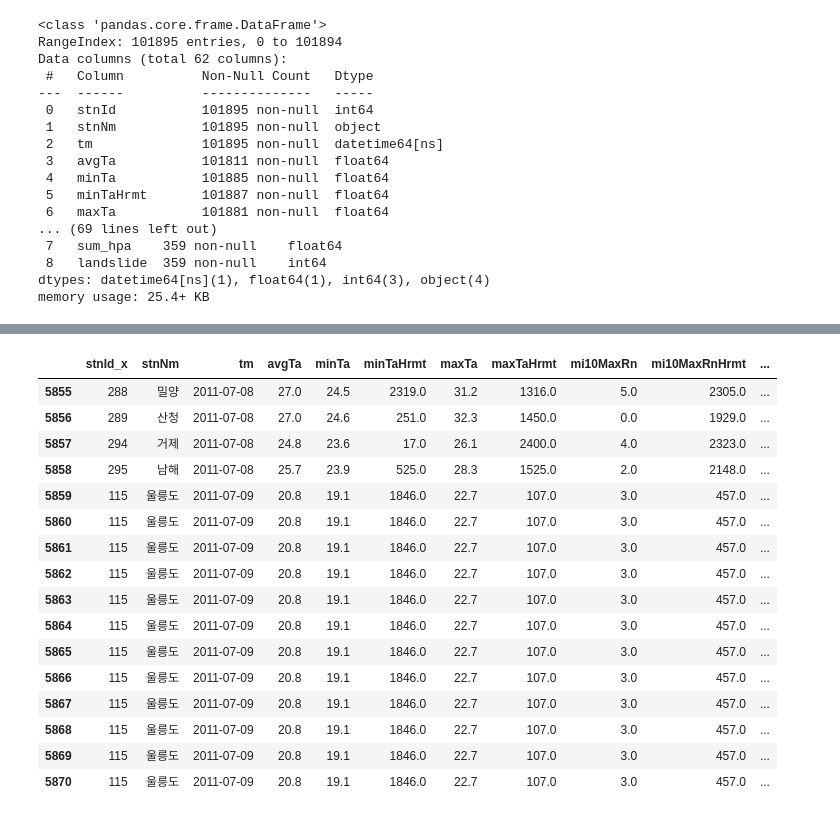
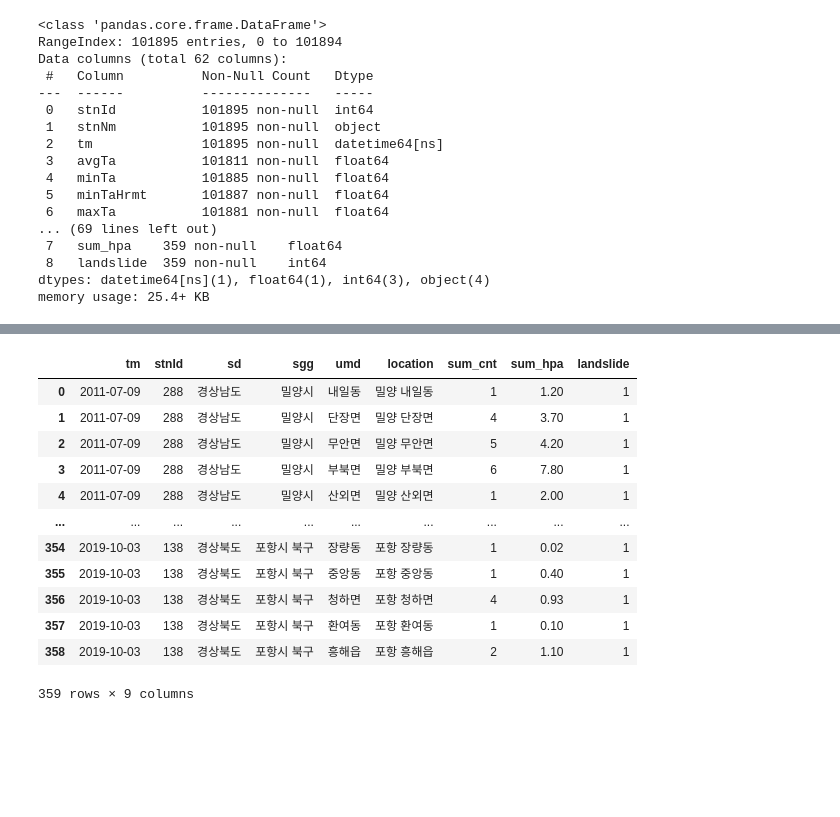
Before and after one commit to wonkwonlee/landslide-prediction-modeling, a Jupyter notebook: ASOS_data_preprocessing.ipynb, the cells around one changed output, grey strips where cells are left out. Cells and saved outputs as stored; diff of their text form; code cells hidden in the pictures; blank space fills up the shorter version.

```diff
--- a/ASOS_data_preprocessing.ipynb
+++ b/ASOS_data_preprocessing.ipynb
@@ -414,21 +356,22 @@ df_ld
-# %%
-sample = landslide_merge.loc[5855:5870]
-# sample
-# %% [output]
-|  | stnId_x | stnNm | tm | avgTa | minTa | minTaHrmt | maxTa | maxTaHrmt | mi10MaxRn | mi10MaxRnHrmt | ... |
-| 5855 | 288 | 밀양 | 2011-07-08 | 27.0 | 24.5 | 2319.0 | 31.2 | 1316.0 | 5.0 | 2305.0 | ... |
-| 5856 | 289 | 산청 | 2011-07-08 | 27.0 | 24.6 | 251.0 | 32.3 | 1450.0 | 0.0 | 1929.0 | ... |
-| 5857 | 294 | 거제 | 2011-07-08 | 24.8 | 23.6 | 17.0 | 26.1 | 2400.0 | 4.0 | 2323.0 | ... |
-| 5858 | 295 | 남해 | 2011-07-08 | 25.7 | 23.9 | 525.0 | 28.3 | 1525.0 | 2.0 | 2148.0 | ... |
-| 5859 | 115 | 울릉도 | 2011-07-09 | 20.8 | 19.1 | 1846.0 | 22.7 | 107.0 | 3.0 | 457.0 | ... |
-| 5860 | 115 | 울릉도 | 2011-07-09 | 20.8 | 19.1 | 1846.0 | 22.7 | 107.0 | 3.0 | 457.0 | ... |
-| 5861 | 115 | 울릉도 | 2011-07-09 | 20.8 | 19.1 | 1846.0 | 22.7 | 107.0 | 3.0 | 457.0 | ... |
-| 5862 | 115 | 울릉도 | 2011-07-09 | 20.8 | 19.1 | 1846.0 | 22.7 | 107.0 | 3.0 | 457.0 | ... |
-| 5863 | 115 | 울릉도 | 2011-07-09 | 20.8 | 19.1 | 1846.0 | 22.7 | 107.0 | 3.0 | 457.0 | ... |
-| 5864 | 115 | 울릉도 | 2011-07-09 | 20.8 | 19.1 | 1846.0 | 22.7 | 107.0 | 3.0 | 457.0 | ... |
-| 5865 | 115 | 울릉도 | 2011-07-09 | 20.8 | 19.1 | 1846.0 | 22.7 | 107.0 | 3.0 | 457.0 | ... |
-| 5866 | 115 | 울릉도 | 2011-07-09 | 20.8 | 19.1 | 1846.0 | 22.7 | 107.0 | 3.0 | 457.0 | ... |
-| 5867 | 115 | 울릉도 | 2011-07-09 | 20.8 | 19.1 | 1846.0 | 22.7 | 107.0 | 3.0 | 457.0 | ... |
-| 5868 | 115 | 울릉도 | 2011-07-09 | 20.8 | 19.1 | 1846.0 | 22.7 | 107.0 | 3.0 | 457.0 | ... |
-| 5869 | 115 | 울릉도 | 2011-07-09 | 20.8 | 19.1 | 1846.0 | 22.7 | 107.0 | 3.0 | 457.0 | ... |
-| 5870 | 115 | 울릉도 | 2011-07-09 | 20.8 | 19.1 | 1846.0 | 22.7 | 107.0 | 3.0 | 457.0 | ... |
+# %%
+# ASOS 데이터와의 결합을 위해 date 칼럼 명을 ASOS와 같이 tm이라고 변경
+# location 칼럼값을 기존의 시와 읍면동을 합쳐서 새로 저장
+
+df_ld.rename(columns = {"date": "tm"}, inplace = True)
+df_ld['location'] = df_ld['location'] + " " + df_ld['umd']
+df_ld = df_ld[['tm', 'stnId', 'sd', 'sgg', 'umd', 'location', 'sum_cnt', 'sum_hpa', 'landslide']]
+df_ld
+# %% [output]
+|  | tm | stnId | sd | sgg | umd | location | sum_cnt | sum_hpa | landslide |
+| 0 | 2011-07-09 | 288 | 경상남도 | 밀양시 | 내일동 | 밀양 내일동 | 1 | 1.20 | 1 |
+| 1 | 2011-07-09 | 288 | 경상남도 | 밀양시 | 단장면 | 밀양 단장면 | 4 | 3.70 | 1 |
+| 2 | 2011-07-09 | 288 | 경상남도 | 밀양시 | 무안면 | 밀양 무안면 | 5 | 4.20 | 1 |
+| 3 | 2011-07-09 | 288 | 경상남도 | 밀양시 | 부북면 | 밀양 부북면 | 6 | 7.80 | 1 |
+| 4 | 2011-07-09 | 288 | 경상남도 | 밀양시 | 산외면 | 밀양 산외면 | 1 | 2.00 | 1 |
+| ... | ... | ... | ... | ... | ... | ... | ... | ... | ... |
+| 354 | 2019-10-03 | 138 | 경상북도 | 포항시 북구 | 장량동 | 포항 장량동 | 1 | 0.02 | 1 |
+| 355 | 2019-10-03 | 138 | 경상북도 | 포항시 북구 | 중앙동 | 포항 중앙동 | 1 | 0.40 | 1 |
+| 356 | 2019-10-03 | 138 | 경상북도 | 포항시 북구 | 청하면 | 포항 청하면 | 4 | 0.93 | 1 |
+| 357 | 2019-10-03 | 138 | 경상북도 | 포항시 북구 | 환여동 | 포항 환여동 | 1 | 0.10 | 1 |
+| 358 | 2019-10-03 | 138 | 경상북도 | 포항시 북구 | 흥해읍 | 포항 흥해읍 | 2 | 1.10 | 1 |
+359 rows × 9 columns
```
Also changed, not shown: parts of 10 cells of this notebook.
